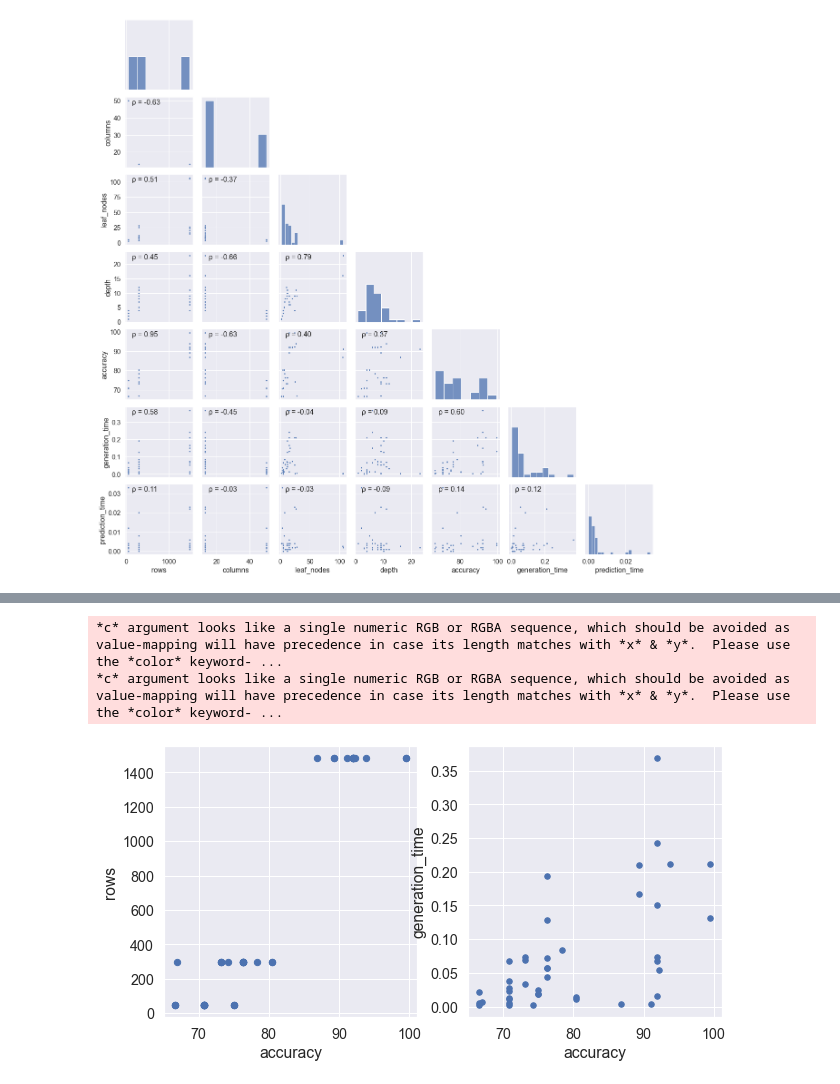
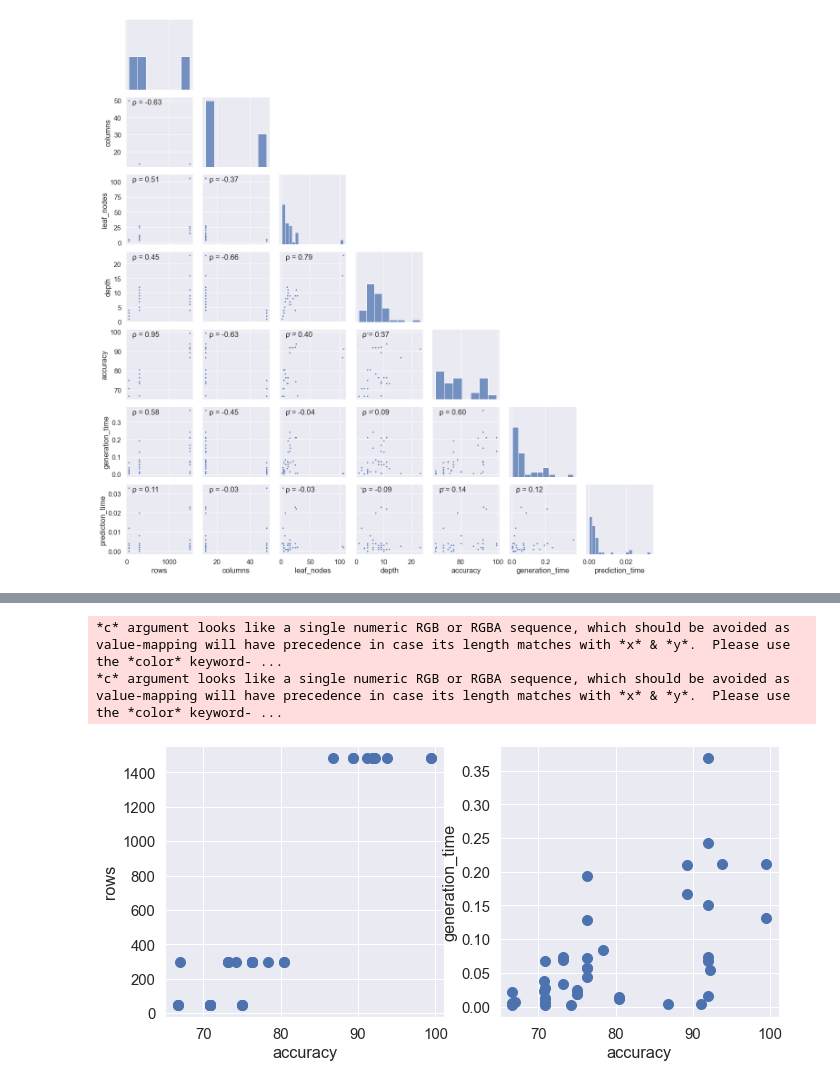
Before and after one commit to clumsyspeedboat/Decision-Tree-Neo4j, a Jupyter notebook: DT Analysis/dt_analysis.ipynb, the cells around one changed output, grey strips where cells are left out. Drawn from its saved outputs; the diff is of its cells as text; code cells hidden in the pictures.

```diff
--- a/DT Analysis/dt_analysis.ipynb
+++ b/DT Analysis/dt_analysis.ipynb
@@ -235,12 +230,11 @@ python_df_gen_time = df[df['language'] == 'python'].sort_values('generation_time
 r_df_gen_time = df[df['language'] == 'r']['generation_time']
 r_df_gen_time
 # %%
-fig, axes = plt.subplots(1, 2, figsize=(10, 5))
+fig, axes = plt.subplots(1, 2, figsize=(11, 5))
 
-a = df.plot(kind='scatter', x='accuracy', y='rows', s=40, ax = axes[0])
-
-b = df.plot(kind='scatter', x='accuracy', y='generation_time', s=30, ax=axes[1])
+a = df.plot(kind='scatter', x='accuracy', y='rows', s=100, ax = axes[0])
+b = df.plot(kind='scatter', x='accuracy', y='generation_time', s=100, ax=axes[1])
 # %% [output]
 *c* argument looks like a single numeric RGB or RGBA sequence, which should be avoided as value-mapping will have precedence in case its length matches with *x* & *y*.  Please use the *color* keyword- ...
 *c* argument looks like a single numeric RGB or RGBA sequence, which should be avoided as value-mapping will have precedence in case its length matches with *x* & *y*.  Please use the *color* keyword- ...
-[figure, old version]
+[figure, new version]
```
Also changed, not shown: parts of 8 cells of this notebook.
